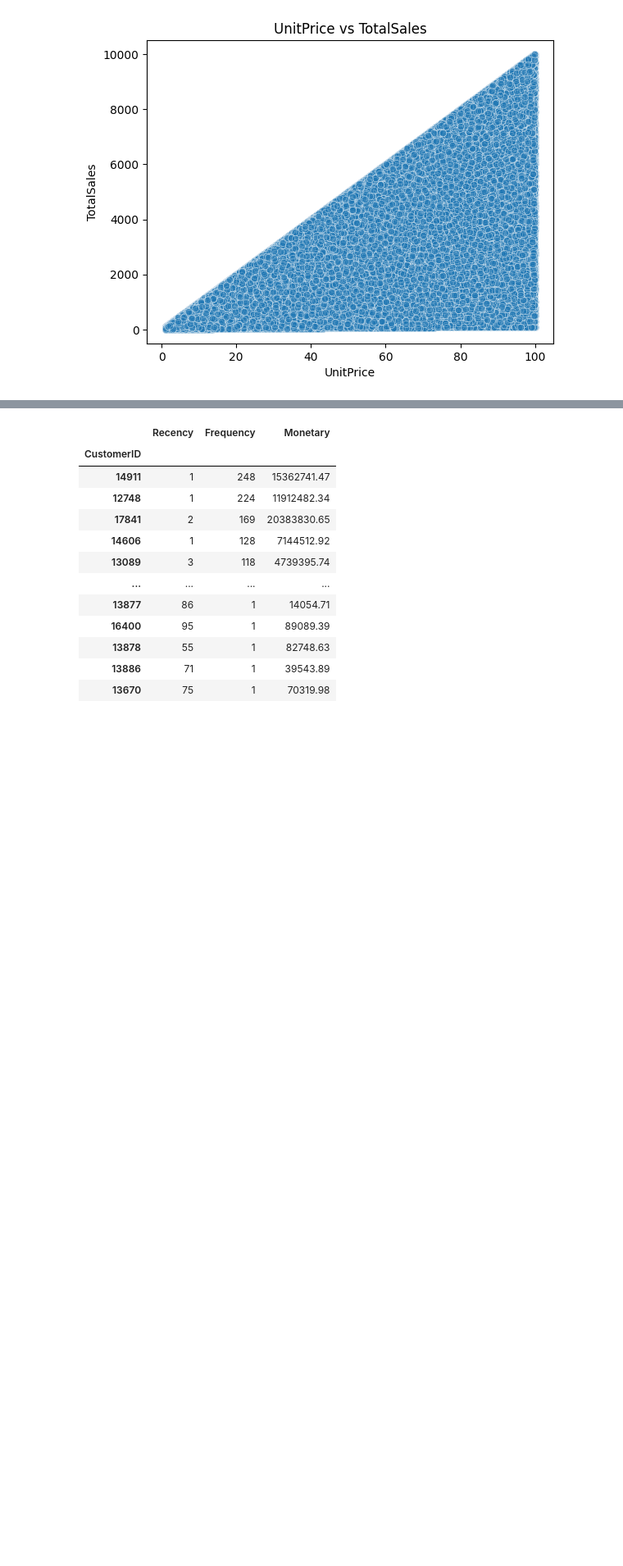
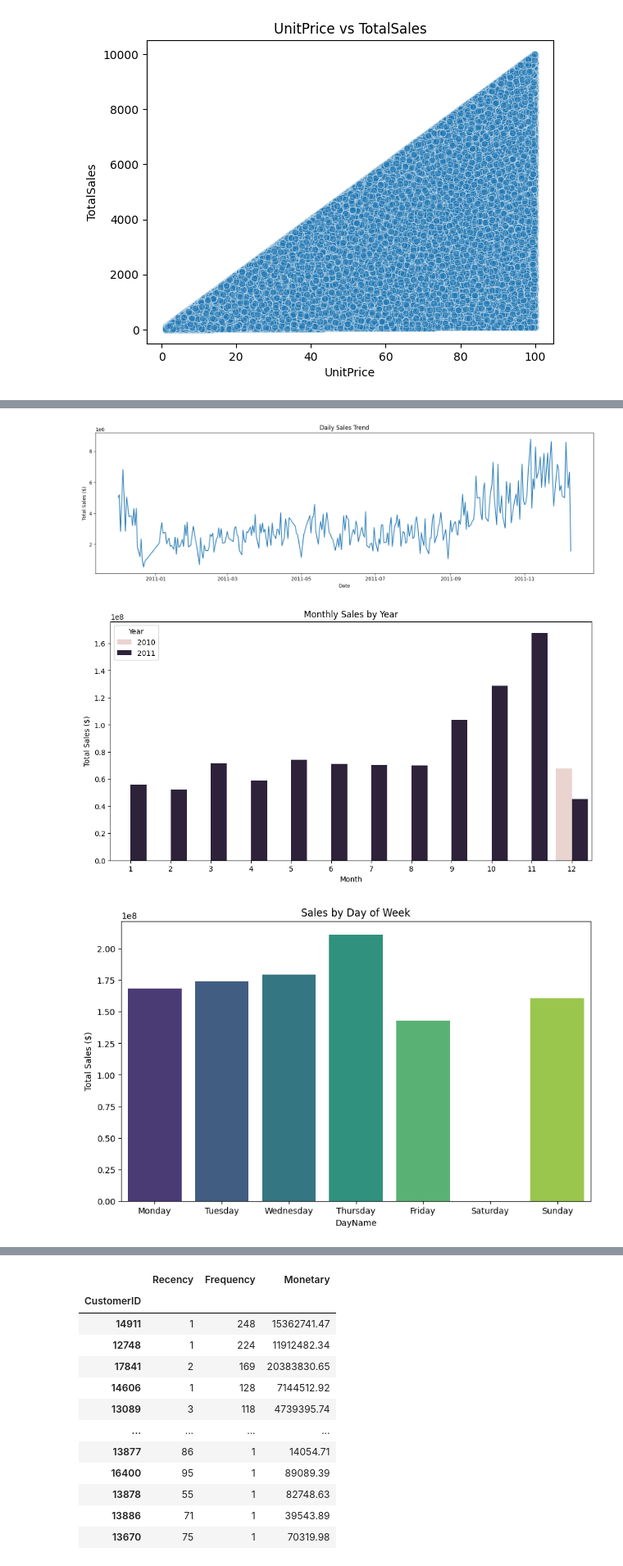
Before and after one commit to deCrystals/cohort_analysis, a Jupyter notebook: cohort.ipynb, the cells around one changed output, grey strips where cells are left out. Shown at 82% size. Saved outputs shown, nothing was run; the diff lists cells and outputs as text; code cells hidden in the pictures; blank space fills up the shorter version.

```diff
--- a/cohort.ipynb
+++ b/cohort.ipynb
@@ -388,0 +385,9 @@ plt.show()
+# %%
+data= df.copy()
+data['Year'] = df['InvoiceDate'].dt.year
+data['Month'] = df['InvoiceDate'].dt.month.astype(int)
+data['Day'] = df['InvoiceDate'].dt.day.astype(int)
+data['Hour'] = df['InvoiceDate'].dt.hour.astype(int)
+data['DayOfWeek'] = df['InvoiceDate'].dt.dayofweek.astype(int)
+data['YearMonth'] = df['InvoiceDate'].dt.to_period('M')
+data.head()
@@ -388,0 +401,42 @@ plt.show()
+# %%
+# Daily sales trend
+daily_sales = df.groupby(df['InvoiceDate'].dt.date)['TotalSales'].sum()
+plt.figure(figsize=(15, 5))
+daily_sales.plot()
+plt.title('Daily Sales Trend')
+plt.xlabel('Date')
+plt.ylabel('Total Sales ($)')
+plt.tight_layout()
+plt.show()
+
+# Monthly sales analysis
+monthly_sales = data.groupby(['Year', 'Month'])['TotalSales'].sum().reset_index()
+plt.figure(figsize=(12, 6))
+sns.barplot(x='Month', y='TotalSales', hue='Year', data=monthly_sales)
+plt.title('Monthly Sales by Year')
+plt.xlabel('Month')
+plt.ylabel('Total Sales ($)')
+plt.show()
+
+# Sales by day of week
+days = ['Monday', 'Tuesday', 'Wednesday', 'Thursday', 'Friday', 'Saturday', 'Sunday']
+day_sales = data.groupby('DayOfWeek')['TotalSales'].sum().reset_index()
+day_sales['DayName'] = day_sales['DayOfWeek'].apply(lambda x: days[x])
+plt.figure(figsize=(10, 6))
+sns.barplot(x='DayName', y='TotalSales', data=day_sales, hue= 'DayName', order=days, palette='viridis')
+plt.title('Sales by Day of Week')
+plt.ylabel('Total Sales ($)')
+plt.show()
+
+# Hourly sales pattern
+hour_sales = data.groupby('Hour')['TotalSales'].sum().reset_index()
+plt.figure(figsize=(12, 6))
+sns.barplot(x='Hour', y='TotalSales', hue= 'Hour', data=hour_sales)
+plt.title('Sales by Hour of Day')
+plt.xlabel('Hour')
+plt.ylabel('Total Sales ($)')
+plt.show()
+# %% [output]
+[figure, added]
+[figure, added]
+[figure, added]
```
Also changed, not shown: parts of 51 cells of this notebook, 1 other file.
